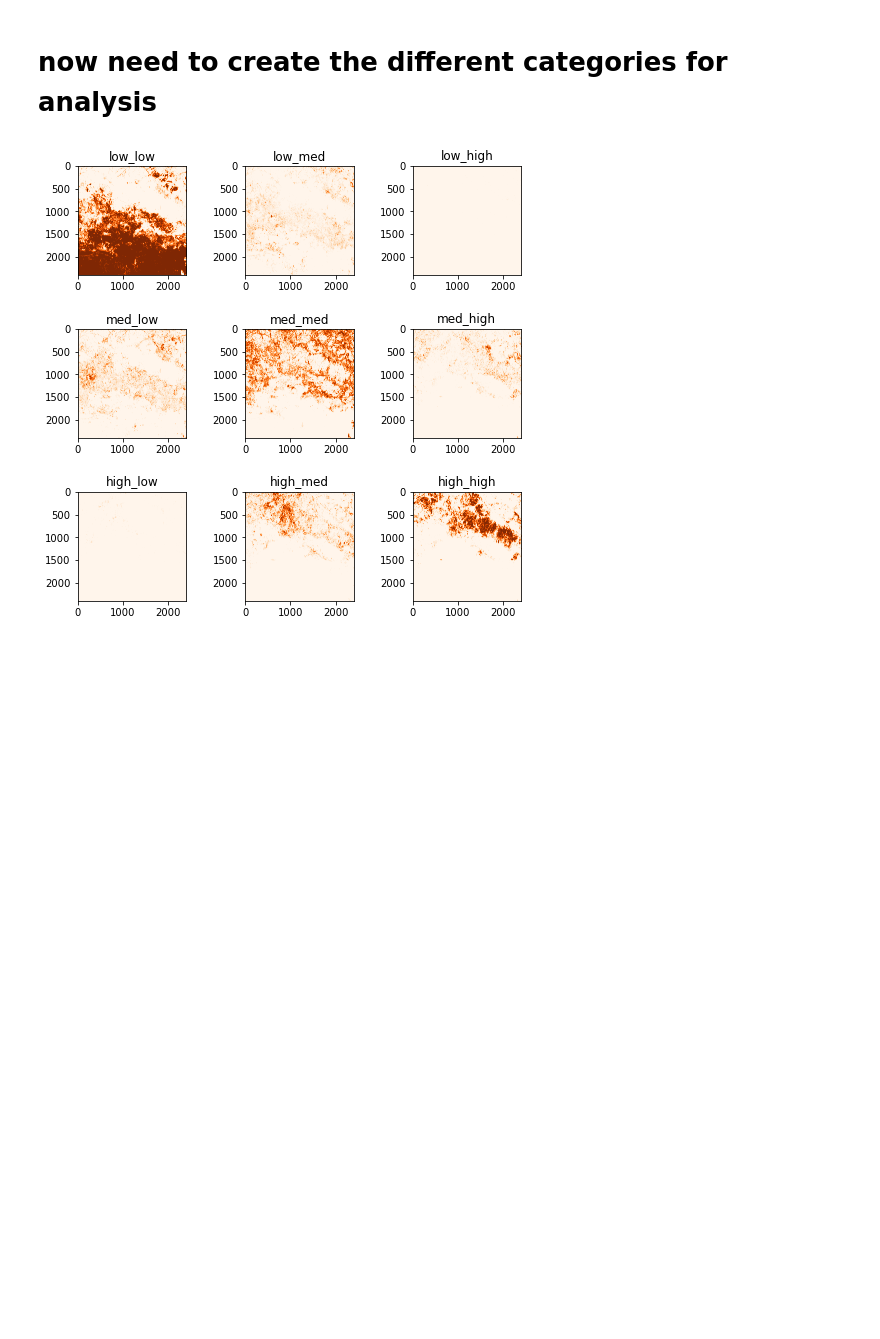
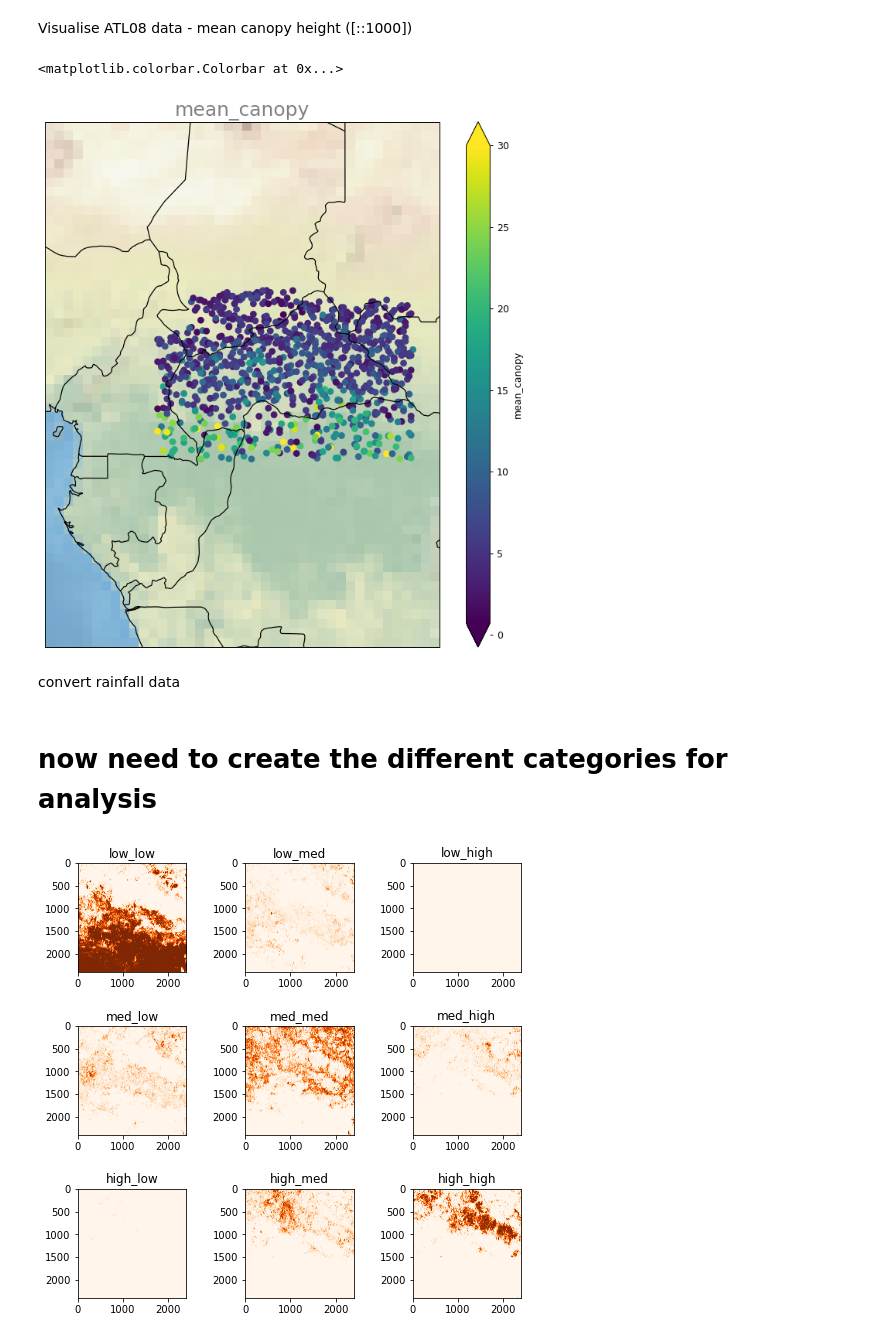
Before and after one commit to samtgrant/Masters, a Jupyter notebook: ATL08_points.ipynb, the cells around one changed output. Cells and saved outputs as stored; diff of their text form; code cells hidden in the pictures; blank space fills up the shorter version.

```diff
--- a/ATL08_points.ipynb
+++ b/ATL08_points.ipynb
@@ -143,0 +108,36 @@ plt.show()
+# %% [markdown]
+Visualise ATL08 data - mean canopy height ([::1000])
+# %%
+# plotting the data without the correcting for anomalies
+variable = "mean_canopy"
+mean_canopy_min = all_points["mean_canopy"].min()
+mean_canopy_max = all_points["mean_canopy"].max()
+vmin= mean_canopy_min
+vmax= 30
+
+ticks=np.arange(-20,100,5)
+
+#size of image
+plt.figure(figsize=(10,10), dpi= 90)
+
+#coordinates / projection
+ax = plt.axes(projection=crs.PlateCarree())
+
+# / right /  /
+lat1, lon1, lat2, lon2 = 8, 29, -8, 20
+ax.set_extent([lat1, lon1, lat2, lon2], crs=crs.PlateCarree())
+
+#background and design
+ax.coastlines(resolution='50m', color='black', linewidth=1)
+ax.stock_img()
+ax.add_feature(cfeature.BORDERS)
+ax.set_title('{}'.format(variable), fontsize = 20, color = 'gray')
+
+#adding variable onto map (and colour bar)
+plt.scatter(all_points['longitude'][::1000], all_points['latitude'][::1000],c=all_points[variable][::1000], cmap='viridis', vmin=vmin,vmax=vmax,transform=ccrs.PlateCarree())
+plt.colorbar(label=variable, shrink=1, ticks=ticks,extend='both')
+# %% [output]
+<matplotlib.colorbar.Colorbar at 0x...>
+[figure, added]
+# %% [markdown]
+convert rainfall data
```
Also changed, not shown: parts of 16 cells of this notebook, 25 other files.
